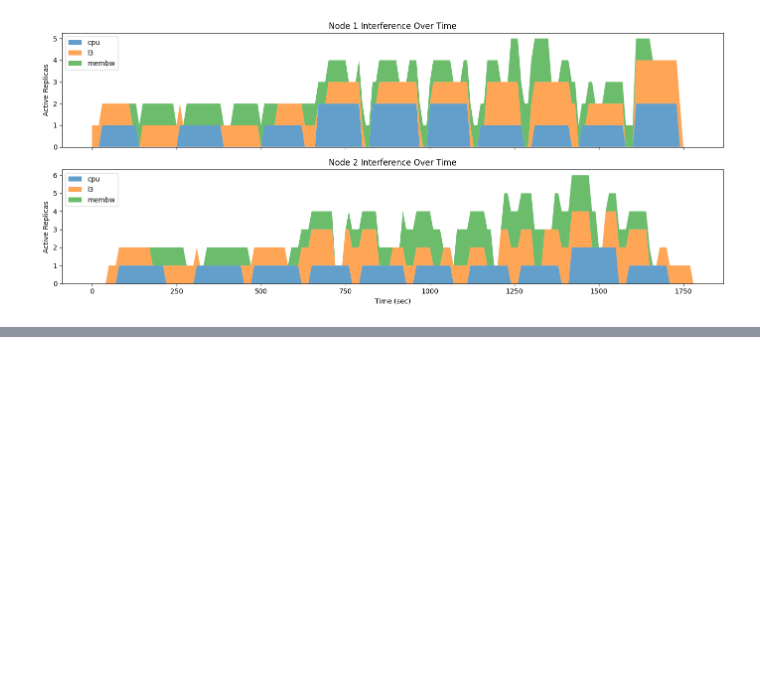
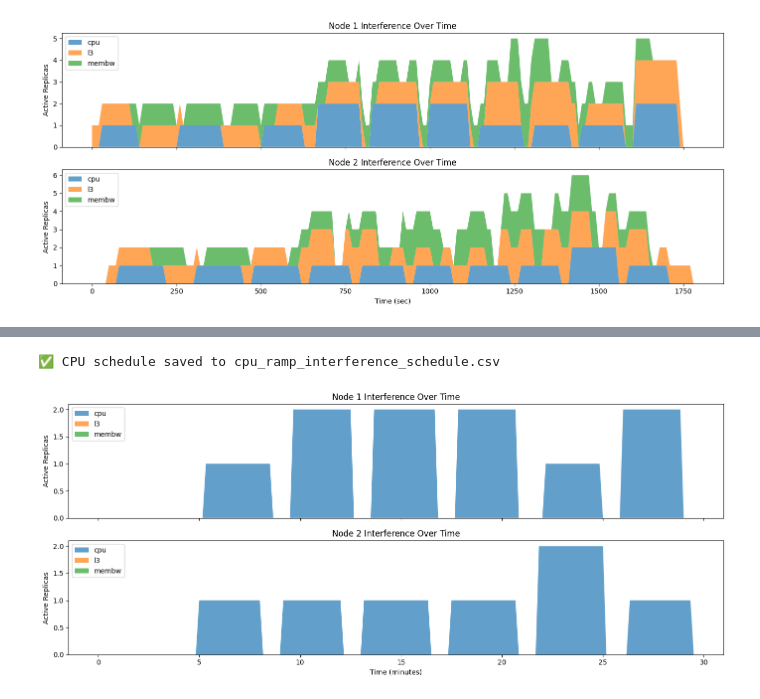
Before and after one commit to georgakopoulosgeo/Interference_Thesis_NTUA, a Jupyter notebook: interference_injection/interference_schedules/show_interference_injection.ipynb, the cells around one changed output, grey strips where cells are left out. Saved outputs shown, nothing was run; the diff lists cells and outputs as text; code cells hidden in the pictures; blank space fills up the shorter version.

```diff
--- a/interference_injection/interference_schedules/show_interference_injection.ipynb
+++ b/interference_injection/interference_schedules/show_interference_injection.ipynb
@@ -509,0 +410,6 @@ plot_interference_schedule(name)
+# %%
+generate_single_flavor_schedule("cpu_ramp_interference_schedule.csv", flavor="cpu")
+plot_interference_schedule("cpu_ramp_interference_schedule.csv")
+# %% [output]
+✅ CPU schedule saved to cpu_ramp_interference_schedule.csv
+[figure, added]
```
Also changed, not shown: parts of 12 cells of this notebook, 12 other files.
